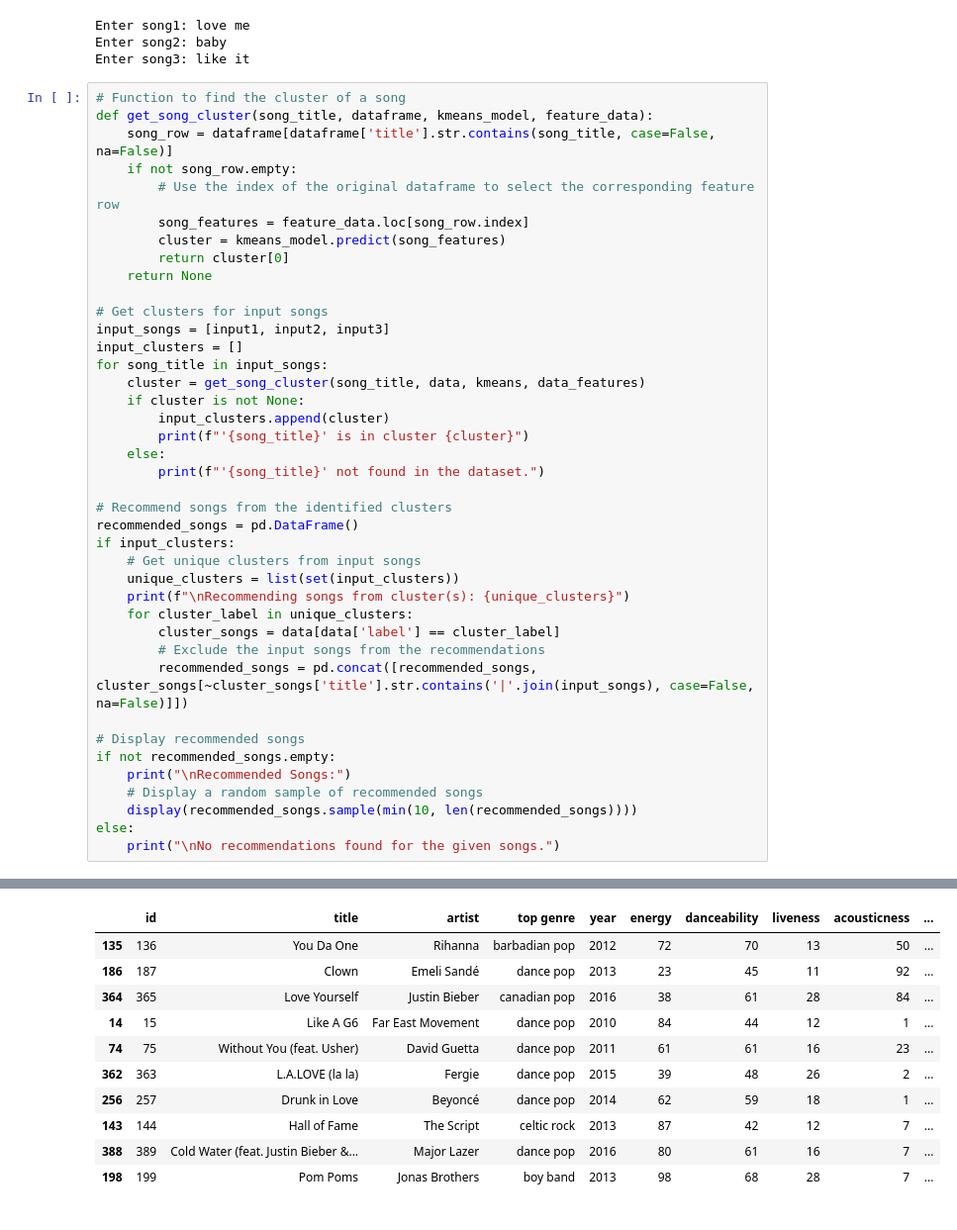
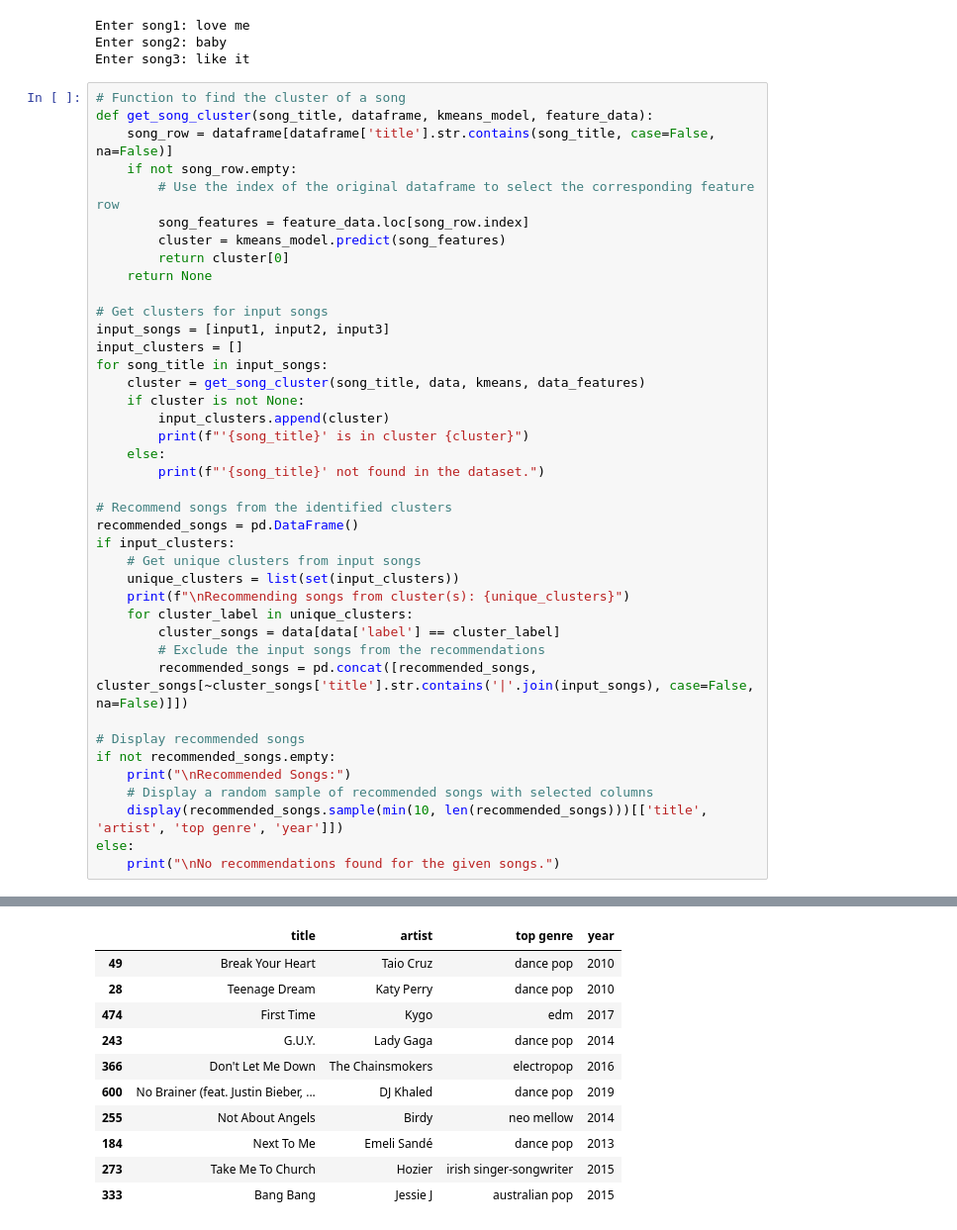
Before and after one commit to jdas-spark/music-recommender-system, a Jupyter notebook: MusicRecommender_new.ipynb, the cells around one changed output, grey strips where cells are left out. Shown: that part at 99% size. Cells and saved outputs as stored; diff of their text form.

```diff
--- a/MusicRecommender_new.ipynb
+++ b/MusicRecommender_new.ipynb
@@ -503,43 +503,43 @@ for song_title in input_songs:
     if cluster is not None:
         input_clusters.append(cluster)
         print(f"'{song_title}' is in cluster {cluster}")
     else:
         print(f"'{song_title}' not found in the dataset.")
 
 # Recommend songs from the identified clusters
 recommended_songs = pd.DataFrame()
 if input_clusters:
     # Get unique clusters from input songs
     unique_clusters = list(set(input_clusters))
     print(f"\nRecommending songs from cluster(s): {unique_clusters}")
     for cluster_label in unique_clusters:
         cluster_songs = data[data['label'] == cluster_label]
         # Exclude the input songs from the recommendations
         recommended_songs = pd.concat([recommended_songs, cluster_songs[~cluster_songs['title'].str.contains('|'.join(input_songs), case=False, na=False)]])
 
 # Display recommended songs
 if not recommended_songs.empty:
     print("\nRecommended Songs:")
-    # Display a random sample of recommended songs
-    display(recommended_songs.sample(min(10, len(recommended_songs))))
+    # Display a random sample of recommended songs with selected columns
+    display(recommended_songs.sample(min(10, len(recommended_songs)))[['title', 'artist', 'top genre', 'year']])
 else:
     print("\nNo recommendations found for the given songs.")
 # %% [output]
 'love me' is in cluster 4
 'baby' is in cluster 3
 'like it' is in cluster 1
 
 Recommending songs from cluster(s): [np.int32(1), np.int32(3), np.int32(4)]
 
 Recommended Songs:
-|  | id | title | artist | top genre | year | energy | danceability | liveness | acousticness | ... |
-| 135 | 136 | You Da One | Rihanna | barbadian pop | 2012 | 72 | 70 | 13 | 50 | ... |
-| 186 | 187 | Clown | Emeli Sandé | dance pop | 2013 | 23 | 45 | 11 | 92 | ... |
-| 364 | 365 | Love Yourself | Justin Bieber | canadian pop | 2016 | 38 | 61 | 28 | 84 | ... |
-| 14 | 15 | Like A G6 | Far East Movement | dance pop | 2010 | 84 | 44 | 12 | 1 | ... |
-| 74 | 75 | Without You (feat. Usher) | David Guetta | dance pop | 2011 | 61 | 61 | 16 | 23 | ... |
-| 362 | 363 | L.A.LOVE (la la) | Fergie | dance pop | 2015 | 39 | 48 | 26 | 2 | ... |
-| 256 | 257 | Drunk in Love | Beyoncé | dance pop | 2014 | 62 | 59 | 18 | 1 | ... |
-| 143 | 144 | Hall of Fame | The Script | celtic rock | 2013 | 87 | 42 | 12 | 7 | ... |
-| 388 | 389 | Cold Water (feat. Justin Bieber &... | Major Lazer | dance pop | 2016 | 80 | 61 | 16 | 7 | ... |
-| 198 | 199 | Pom Poms | Jonas Brothers | boy band | 2013 | 98 | 68 | 28 | 7 | ... |
+|  | title | artist | top genre | year |
+| 49 | Break Your Heart | Taio Cruz | dance pop | 2010 |
+| 28 | Teenage Dream | Katy Perry | dance pop | 2010 |
+| 474 | First Time | Kygo | edm | 2017 |
+| 243 | G.U.Y. | Lady Gaga | dance pop | 2014 |
+| 366 | Don't Let Me Down | The Chainsmokers | electropop | 2016 |
+| 600 | No Brainer (feat. Justin Bieber, ... | DJ Khaled | dance pop | 2019 |
+| 255 | Not About Angels | Birdy | neo mellow | 2014 |
+| 184 | Next To Me | Emeli Sandé | dance pop | 2013 |
+| 273 | Take Me To Church | Hozier | irish singer-songwriter | 2015 |
+| 333 | Bang Bang | Jessie J | australian pop | 2015 |
```
